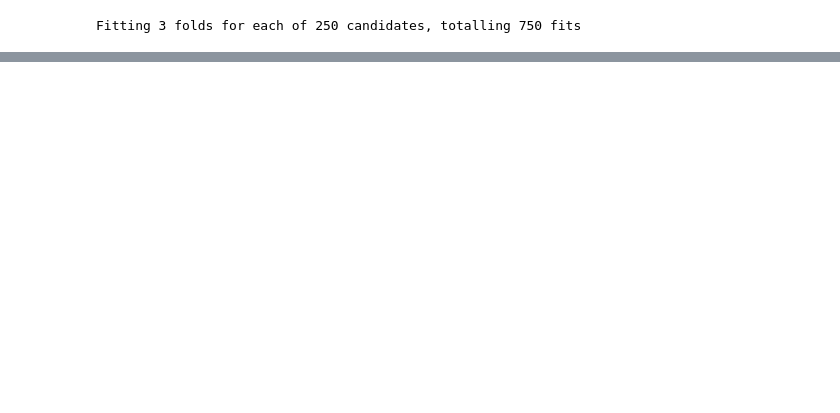
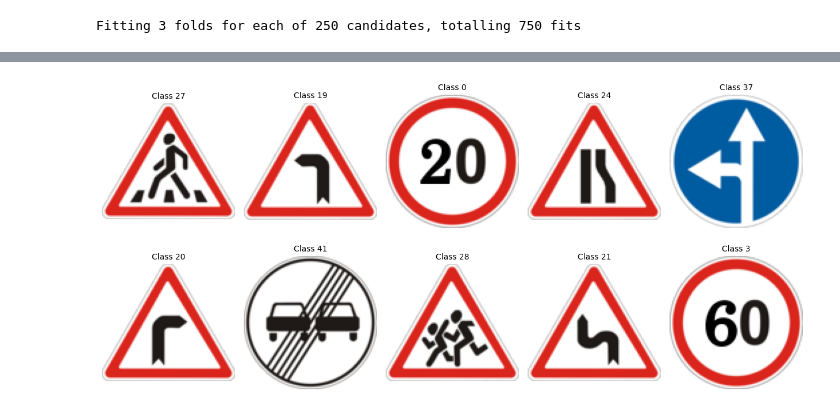
Before and after one commit to Biporian/ML_ASS_2, a Jupyter notebook: runeverything.ipynb, the cells around one changed output, grey strips where cells are left out. Drawn from its saved outputs; the diff is of its cells as text; code cells hidden in the pictures; blank space fills up the shorter version.

```diff
--- a/runeverything.ipynb
+++ b/runeverything.ipynb
@@ -116,0 +145,24 @@ Fitting 3 folds for each of 250 candidates, totalling 750 fits
+# %%
+def printSigns(accuracies, top_n=10, reverse=False):
+    if reverse:
+        accuracies = list(reversed(accuracies))
+
+    num_cols = top_n // 2 if top_n >= 2 else 1
+    num_rows = 2 if top_n > 1 else 1
+
+    mpl.pyplot.figure(figsize=(2.5 * num_cols, 3 * num_rows))
+
+    for i in range(top_n):
+        classID = accuracies[i][1]
+        mpl.pyplot.subplot(num_rows, num_cols, i + 1)
+        img = mpl.image.imread(f'./Sign Images/{classID}.png')
+        mpl.pyplot.imshow(img)
+        mpl.pyplot.axis('off')
+        mpl.pyplot.title(f'Class {classID}', fontsize=10)
+
+    mpl.pyplot.tight_layout()
+    mpl.pyplot.show()
+# %%
+printSigns(class_accuracies)
+# %% [output]
+[figure, added]
```
Also changed, not shown: parts of 4 cells of this notebook, 1 other file.
